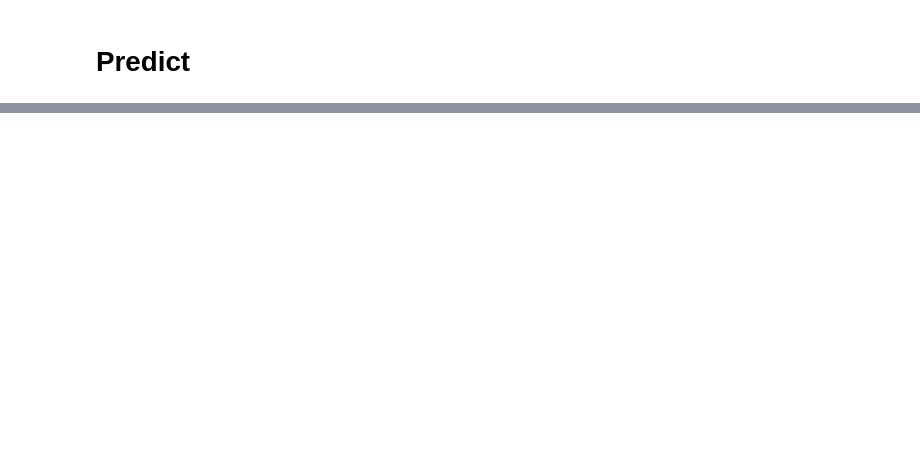
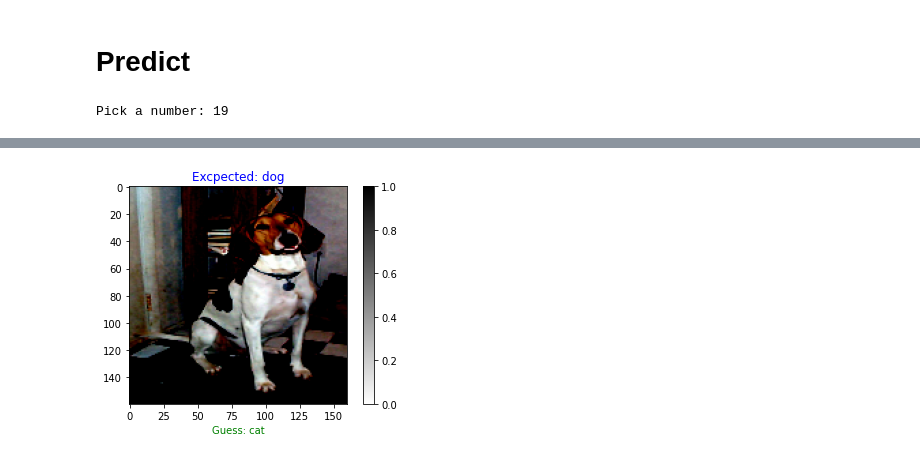
Before and after one commit to FreddieMercy/Deep-Learning-A-Z-Hands-On-Artificial-Neural-Networks, a Jupyter notebook: Practice/Tensorflow Colab Practice/freeCodeCamp.org/UsePretrained_CNN_Model.ipynb, the cells around one changed output, grey strips where cells are left out. Cells and saved outputs as stored; diff of their text form; code cells hidden in the pictures; blank space fills up the shorter version.

```diff
--- a/Practice/Tensorflow Colab Practice/freeCodeCamp.org/UsePretrained_CNN_Model.ipynb
+++ b/Practice/Tensorflow Colab Practice/freeCodeCamp.org/UsePretrained_CNN_Model.ipynb
@@ -199,3 +207,44 @@ model.save("dogs_vs_cats.h5")  # we can save the model and reload it at anytime
 new_model = tf.keras.models.load_model('dogs_vs_cats.h5')
 # %% [markdown]
 # Predict
+# %%
+COLOR = 'white'
+plt.rcParams['text.color'] = COLOR
+plt.rcParams['axes.labelcolor'] = COLOR
+
+def predict(model, image, correct_label):
+  prediction = model.predict([image])
+  predicted_class = get_label_name(np.argmax(prediction[0]))
+
+  show_image(image[0], get_label_name(correct_label[0]), predicted_class)
+
+
+def show_image(img, label, guess):
+  plt.figure()
+  plt.imshow(img, cmap=plt.cm.binary)
+  plt.title("Excpected: " + label, color='b')
+  plt.xlabel("Guess: " + guess, color='g')
+  plt.colorbar()
+  plt.grid(False)
+  plt.show()
+
+
+def get_number():
+  while True:
+    num = input("Pick a number: ")
+    if num.isdigit():
+      num = int(num)
+      if 0 <= num < len(test_batches):
+        return int(num)
+    else:
+      print("Try again...")
+
+num = get_number()
+i = 0
+for image, label in test_batches:
+  if i == num:
+    predict(model, image, label)
+    break
+  i+=1
+# %% [output]
+Pick a number: 19
@@ -201,0 +252 @@ new_model = tf.keras.models.load_model('dogs_vs_cats.h5')
+[figure, added]
```
Also changed, not shown: parts of 8 cells of this notebook, 2 other files.
